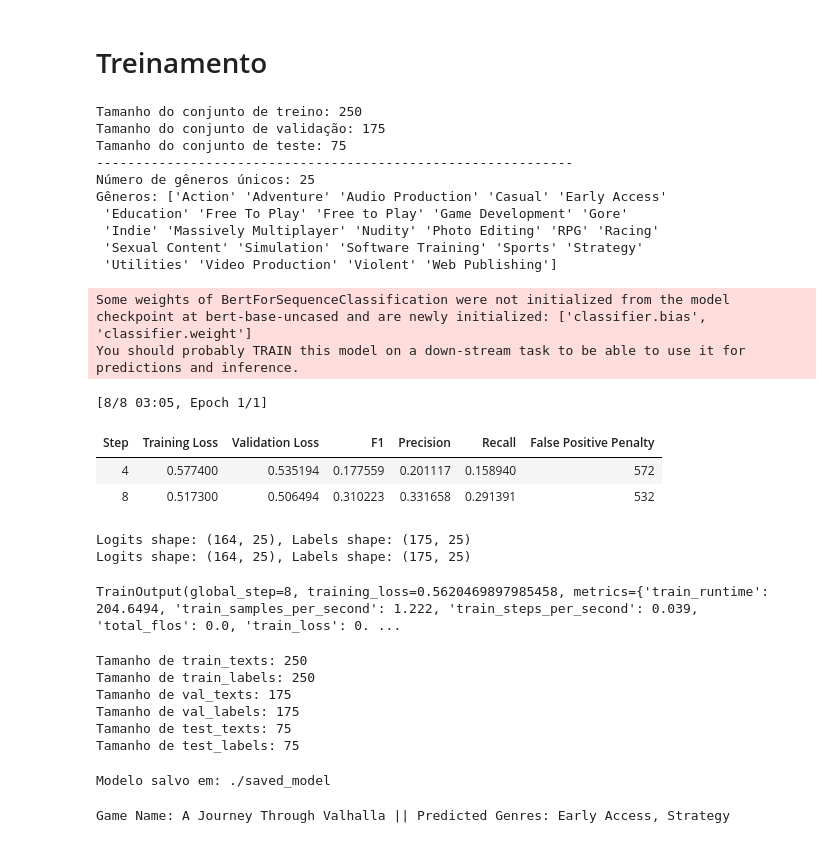
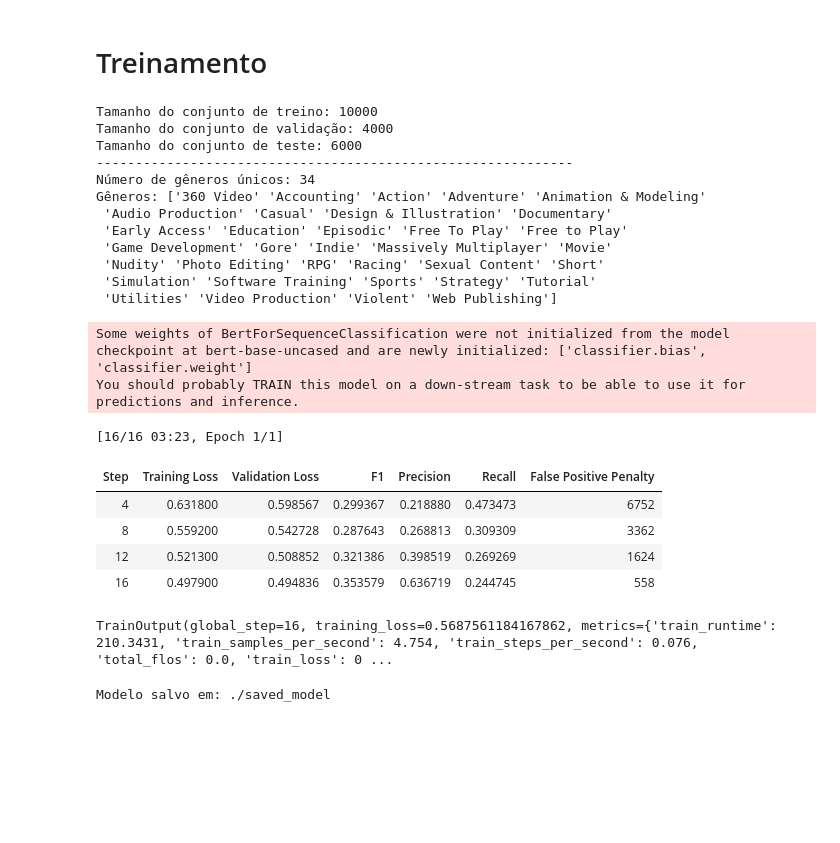
Before and after one commit to thaisfds/NLP_Natural_Language_Processing_Projects, a Jupyter notebook: TP_FINAL/main.ipynb, the cells around one changed output. Cells and saved outputs as stored; diff of their text form; code cells hidden in the pictures; blank space fills up the shorter version.

```diff
--- a/TP_FINAL/main.ipynb
+++ b/TP_FINAL/main.ipynb
@@ -187,7 +185,7 @@ def preprocess_data(file_path):
     df['Genres'] = df['Genres'].apply(lambda x: eval(x) if isinstance(x, str) else [])
     df = df.dropna(subset=['About the game', 'Genres'])
     #return df
-    return df.sample(n=500, random_state=42)  # Seleciona 1.000 amostras aleatórias
+    return df.sample(n=20000, random_state=42)
 
 # Carregar os dados
 df = preprocess_data(data_path)
@@ -202,7 +200,7 @@ train_texts, temp_texts, train_labels, temp_labels = train_test_split(
 )
 
 val_texts, test_texts, val_labels, test_labels = train_test_split(
-    temp_texts, temp_labels, test_size=0.30, random_state=42  # 60% treino, 20% validação, 20% teste
+    temp_texts, temp_labels, test_size=0.60, random_state=42  # 60% treino, 20% validação, 20% teste
 )
 
 # Verificar tamanhos dos conjuntos
@@ -213,15 +211,17 @@ print('-------------------------------------------------------------')
 print('Número de gêneros únicos:', len(mlb.classes_))
 print('Gêneros:', mlb.classes_)
 # %% [output]
-Tamanho do conjunto de treino: 250
-Tamanho do conjunto de validação: 175
-Tamanho do conjunto de teste: 75
+Tamanho do conjunto de treino: 10000
+Tamanho do conjunto de validação: 4000
+Tamanho do conjunto de teste: 6000
 -------------------------------------------------------------
-Número de gêneros únicos: 25
-Gêneros: ['Action' 'Adventure' 'Audio Production' 'Casual' 'Early Access'
- 'Education' 'Free To Play' 'Free to Play' 'Game Development' 'Gore'
- 'Indie' 'Massively Multiplayer' 'Nudity' 'Photo Editing' 'RPG' 'Racing'
- 'Sexual Content' 'Simulation' 'Software Training' 'Sports' 'Strategy'
+Número de gêneros únicos: 34
+Gêneros: ['360 Video' 'Accounting' 'Action' 'Adventure' 'Animation & Modeling'
+ 'Audio Production' 'Casual' 'Design & Illustration' 'Documentary'
+ 'Early Access' 'Education' 'Episodic' 'Free To Play' 'Free to Play'
+ 'Game Development' 'Gore' 'Indie' 'Massively Multiplayer' 'Movie'
+ 'Nudity' 'Photo Editing' 'RPG' 'Racing' 'Sexual Content' 'Short'
+ 'Simulation' 'Software Training' 'Sports' 'Strategy' 'Tutorial'
  'Utilities' 'Video Production' 'Violent' 'Web Publishing']
 # %%
 # Inicializar o tokenizer
@@ -229,7 +229,7 @@ tokenizer = BertTokenizerFast.from_pretrained("bert-base-uncased")
 
 # Função para tokenizar os textos
 def tokenize_function(texts):
-    return tokenizer(list(texts), padding=True, truncation=True, max_length=512, return_tensors="pt")
+    return tokenizer(list(texts), padding=True, truncation=True, max_length=128, return_tensors="pt")
 
 # Tokenizar os textos
 train_encodings = tokenize_function(train_texts)
@@ -312,55 +311,42 @@ class CustomTrainer(Trainer):
 # Configurar o treinamento
 training_args = TrainingArguments(
     output_dir="./training_output",
     eval_strategy="steps",
     save_strategy="steps",
     eval_steps=4,
     save_steps=4,
-    per_device_train_batch_size=16,
-    per_device_eval_batch_size=16,
+    per_device_train_batch_size=32,
+    per_device_eval_batch_size=32,
     gradient_accumulation_steps=2,
     learning_rate=5e-5,
+    lr_scheduler_type="linear",
     weight_decay=0.01,
     num_train_epochs=1,
     logging_dir="./training_output/log",
     save_total_limit=2,
     logging_steps=2,
     fp16=True,
 )
 
 # Criar o Trainer personalizado
 trainer = CustomTrainer(
     model=model,
     args=training_args,
     train_dataset=train_dataset,
     eval_dataset=val_dataset,
     compute_metrics=compute_metrics,
 )
 
 # Avaliar o modelo
 trainer.train()
 # %% [output]
-[8/8 03:05, Epoch 1/1]
+[16/16 03:23, Epoch 1/1]
 | Step | Training Loss | Validation Loss | F1 | Precision | Recall | False Positive Penalty |
-| 4 | 0.577400 | 0.535194 | 0.177559 | 0.201117 | 0.158940 | 572 |
-| 8 | 0.517300 | 0.506494 | 0.310223 | 0.331658 | 0.291391 | 532 |
+| 4 | 0.631800 | 0.598567 | 0.299367 | 0.218880 | 0.473473 | 6752 |
+| 8 | 0.559200 | 0.542728 | 0.287643 | 0.268813 | 0.309309 | 3362 |
+| 12 | 0.521300 | 0.508852 | 0.321386 | 0.398519 | 0.269269 | 1624 |
+| 16 | 0.497900 | 0.494836 | 0.353579 | 0.636719 | 0.244745 | 558 |
-Logits shape: (164, 25), Labels shape: (175, 25)
-Logits shape: (164, 25), Labels shape: (175, 25)
+TrainOutput(global_step=16, training_loss=0.5687561184167862, metrics={'train_runtime': 210.3431, 'train_samples_per_second': 4.754, 'train_steps_per_second': 0.076, 'total_flos': 0.0, 'train_loss': 0 ...
-TrainOutput(global_step=8, training_loss=0.5620469897985458, metrics={'train_runtime': 204.6494, 'train_samples_per_second': 1.222, 'train_steps_per_second': 0.039, 'total_flos': 0.0, 'train_loss': 0. ...
-# %%
-print(f"Tamanho de train_texts: {len(train_texts)}")
-print(f"Tamanho de train_labels: {len(train_labels)}")
-print(f"Tamanho de val_texts: {len(val_texts)}")
-print(f"Tamanho de val_labels: {len(val_labels)}")
-print(f"Tamanho de test_texts: {len(test_texts)}")
-print(f"Tamanho de test_labels: {len(test_labels)}")
-# %% [output]
-Tamanho de train_texts: 250
-Tamanho de train_labels: 250
-Tamanho de val_texts: 175
-Tamanho de val_labels: 175
-Tamanho de test_texts: 75
-Tamanho de test_labels: 75
 # %%
 # Salvar o modelo
 def save_model(model, tokenizer, save_directory):
@@ -400,13 +386,3 @@ def predict_genres(description, model, tokenizer, mlb, device, threshold=0.5):
     predicted_genres = mlb.inverse_transform(predictions)
 
     return predicted_genres[0]
-
-
-
-# Exemplo de uso
-game_name = "A Journey Through Valhalla"
-description = "A Journey Through Valhalla was developed by three friends in their spare time and is by no means a AAA game. It still gives you several hours of fun and even more so if you like beating up your friends!"
-predicted_genres = predict_genres(description, model, tokenizer, mlb, device)
-print(f"Game Name: {game_name} || Predicted Genres: {', '.join(predicted_genres)}")
-# %% [output]
-Game Name: A Journey Through Valhalla || Predicted Genres: Early Access, Strategy
```
Also changed, not shown: parts of 6 cells of this notebook.
